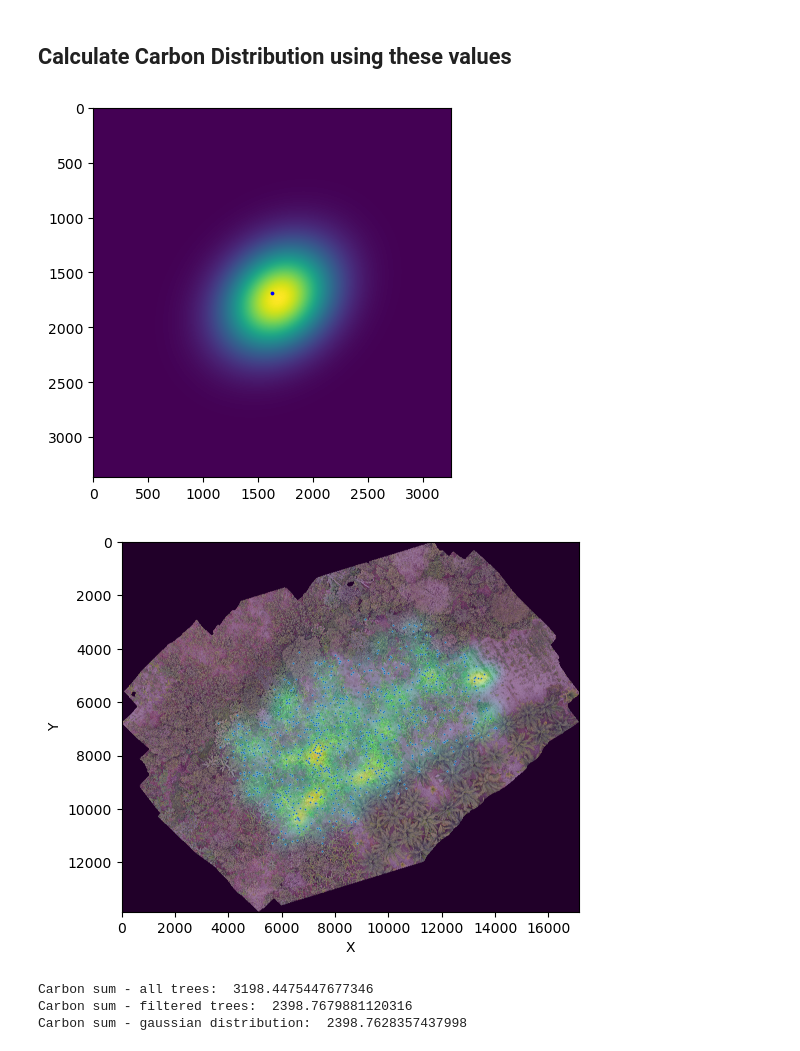
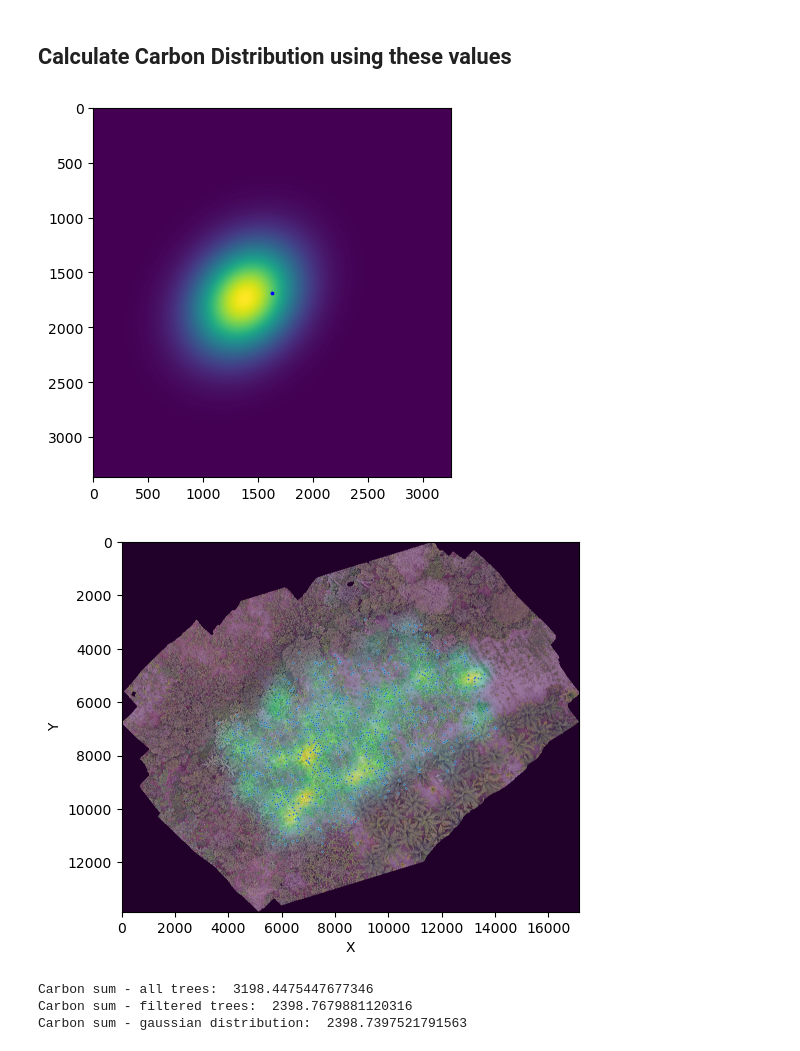
Before and after one commit to TimEngelmann/ai4est, a Jupyter notebook: exploration/data_ground_truth.ipynb, the cells around one changed output. Saved outputs shown, nothing was run; the diff lists cells and outputs as text; code cells hidden in the pictures.

Commit message:
Adapted gaussian axis turn

```diff
--- a/exploration/data_ground_truth.ipynb
+++ b/exploration/data_ground_truth.ipynb
@@ -231,17 +231,17 @@ carbon_threshold = 50 # disregard trees with unproportinally large carbon values
 # %%
 from scipy.stats import multivariate_normal
 max_x_tree = int(sigma_multiple * np.sqrt(cov[0,0]))
 max_y_tree = int(sigma_multiple * np.sqrt(cov[1,1]))
 y_range, x_range = np.mgrid[0:max_y_tree, 0:max_x_tree]
 pos = np.dstack((y_range, x_range))
-rv = multivariate_normal([max_y_tree/2 + mean[1], max_x_tree/2 + + mean[1]], np.cov(errors, rowvar=0))
+rv = multivariate_normal([max_y_tree/2 + mean[1], max_x_tree/2 + mean[0]], np.flip(cov))
 gaussian = rv.pdf(pos)
 
 plt.imshow(gaussian)
 plt.scatter(gaussian.shape[1]/2, gaussian.shape[0]/2, s=3, c='b')
 plt.show()
 # %% [output]
-[figure, old version]
+[figure, new version]
 # %%
 from tqdm import tqdm
 # get image shapes
@@ -290,7 +290,7 @@ print("Carbon sum - all trees: ", np.sum(trees[trees.site == site].carbon))
 print("Carbon sum - filtered trees: ", np.sum(trees[(trees.site == site) & (trees.carbon < carbon_threshold)].carbon))
 print("Carbon sum - gaussian distribution: ", np.sum(carbon_distributions[site]))
 # %% [output]
-[figure, old version]
+[figure, new version]
 Carbon sum - all trees:  3198.4475447677346
 Carbon sum - filtered trees:  2398.7679881120316
-Carbon sum - gaussian distribution:  2398.7628357437998
+Carbon sum - gaussian distribution:  2398.7397521791563
```
Also changed, not shown: 1 other file.
